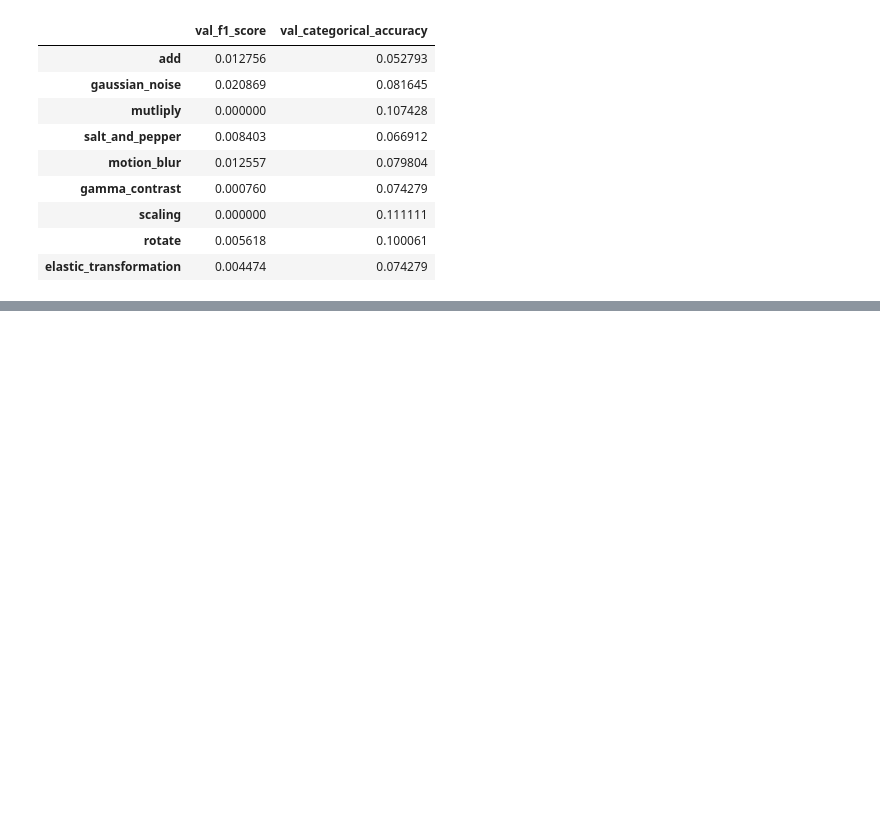
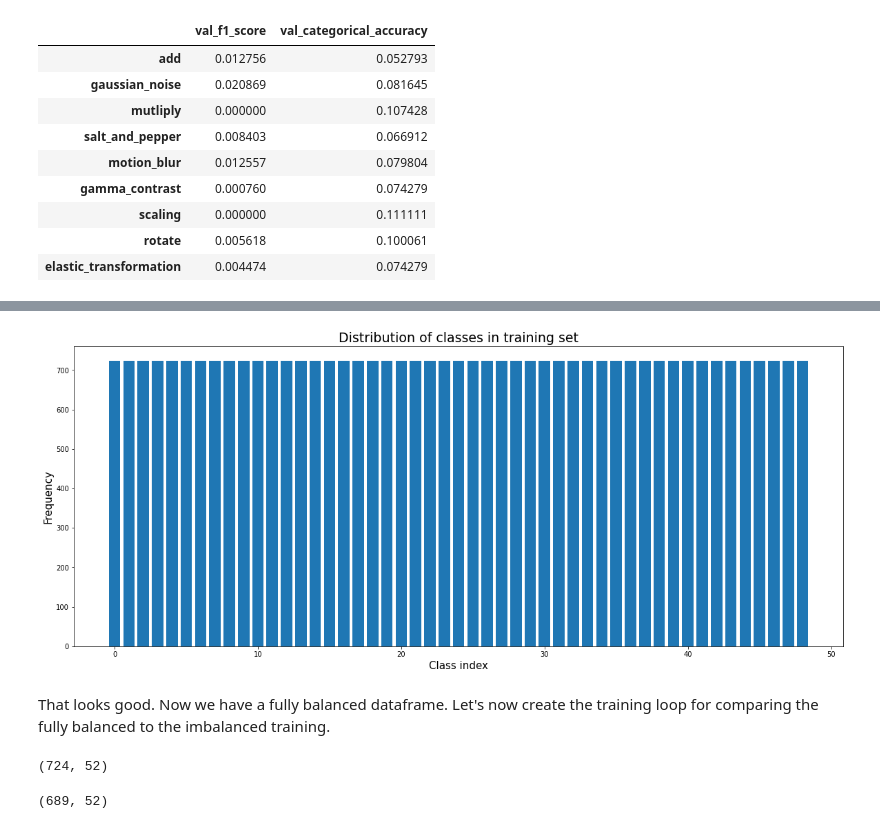
Before and after one commit to patrickbrus/IBM_Machine_Learning_Professional, a Jupyter notebook: Deep_Learning/DeepLearning_Project.ipynb, the cells around one changed output, grey strips where cells are left out. Drawn from its saved outputs; the diff is of its cells as text; code cells hidden in the pictures; blank space fills up the shorter version.

Commit message:
Feat: Added target size search and oversampling of dataframe

```diff
--- a/Deep_Learning/DeepLearning_Project.ipynb
+++ b/Deep_Learning/DeepLearning_Project.ipynb
@@ -786,3 +897,44 @@ pd.DataFrame.from_dict(aug_results_dict, orient="index", columns=["val_f1_score"
+# %%
+def oversample_dataframe(df):
+    # create copy of dataframe
+    df_copy = df.copy()
+
+    # find majortiy class count
+    count_majority = df_copy[df_copy.columns[3:]].sum().max()
+
+    # loop over all classes and oversample until count_majority number of samples are reached
+    balanced_columns_list = list()
+    for col in df_copy.columns[3:]:
+        # create a smaller dataframe only containing the rows with images of the current class
+        df_class_1 = df_copy[df_copy[col] == 1]
+        # get the number of samples within that class
+        count_class_1 = df_class_1.shape[0]
+
+        # copy samples from current class until as many samples as in majority class are reached and store them in a dataframe
+        df_oversampled = df_class_1.sample(count_majority - count_class_1, replace=True)
+
+        # add new oversampled data to initial data and add to list of new dataframe columns
+        balanced_columns_list.append(pd.concat([df_class_1, df_oversampled]))
+
+    # concatenate all dataframes togehter to get the final one
+    final_dataframe = pd.concat(balanced_columns_list)
+
+    return final_dataframe
+# %%
+df_train_oversampled = oversample_dataframe(df_train)
+
+plt.figure(figsize=(20, 8))
+count_classes_train = df_train_oversampled[new_class_names].sum(axis=0).values
+bins = np.arange(0, len(new_class_names))
+plt.bar(x=bins, height=count_classes_train)
+plt.title("Distribution of classes in training set", size=19)
+plt.xlabel("Class index", size=15)
+plt.ylabel("Frequency", size=15)
+plt.show()
+# %% [output]
+[figure, added]
+# %% [markdown]
+That looks good. Now we have a fully balanced dataframe. Let's now create the training loop for comparing the fully balanced to the imbalanced training.
 # %%
 # Next Steps:
 # 1. Check data distribution
@@ -794,0 +948,4 @@ pd.DataFrame.from_dict(aug_results_dict, orient="index", columns=["val_f1_score"
+# %%
+df_train.loc[df_train["Chevrolet"] == 1].shape
+# %% [output]
+(724, 52)
@@ -794,0 +960,4 @@ pd.DataFrame.from_dict(aug_results_dict, orient="index", columns=["val_f1_score"
+# %%
+df_oversampled.shape
+# %% [output]
+(689, 52)
```
Also changed, not shown: parts of 33 cells of this notebook.
